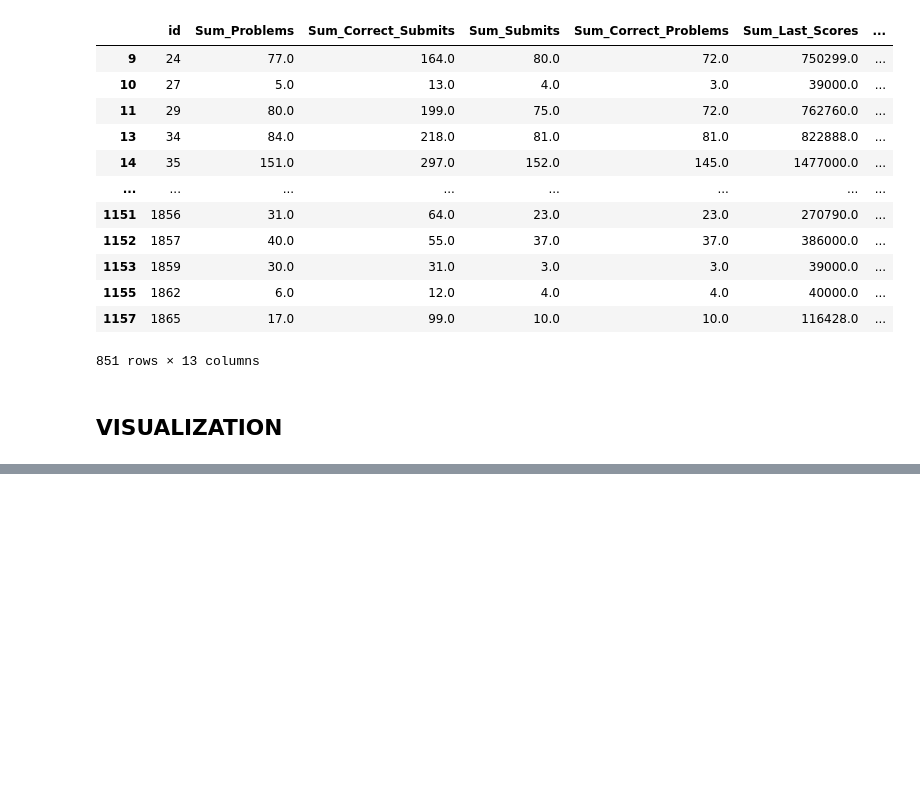
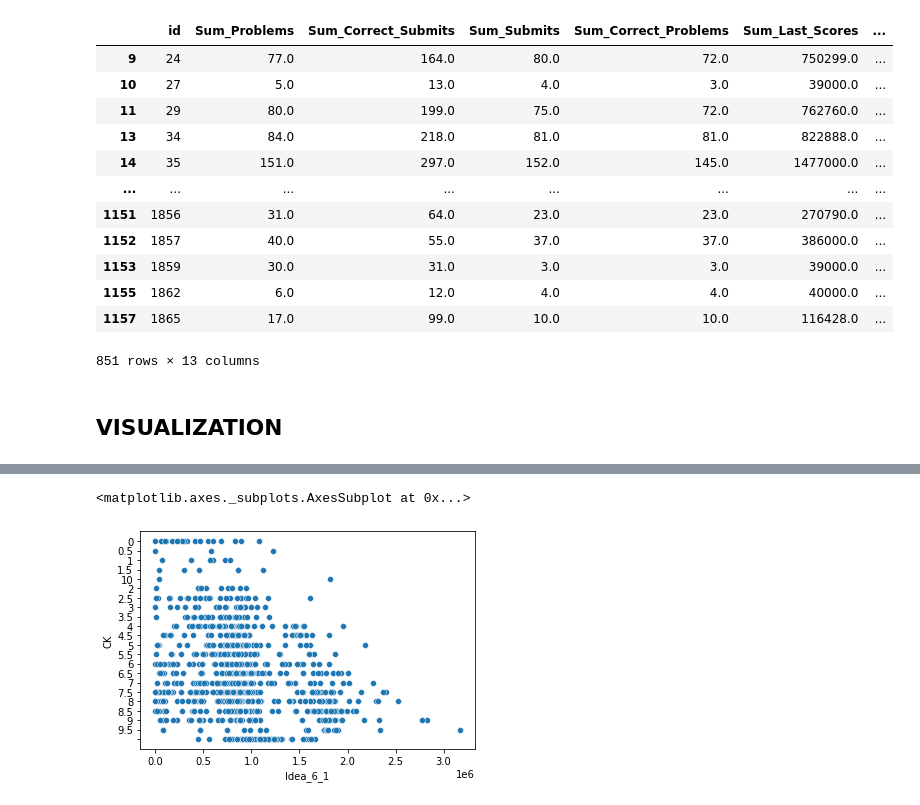
Before and after one commit to PhanTung-06/CS114.L21, a Jupyter notebook: ProcessDataWecode/Dead24_05.ipynb, the cells around one changed output, grey strips where cells are left out. Cells and saved outputs as stored; diff of their text form; code cells hidden in the pictures; blank space fills up the shorter version.

```diff
--- a/ProcessDataWecode/Dead24_05.ipynb
+++ b/ProcessDataWecode/Dead24_05.ipynb
@@ -153,0 +160,6 @@ Text(0.5, 1.0, 'Kde Plots')
+# %%
+# Idea 6_1
+sns.scatterplot(x="Idea_6_1", y="CK", data=data_plot)
+# %% [output]
+<matplotlib.axes._subplots.AxesSubplot at 0x...>
+[figure, added]
```
Also changed, not shown: parts of 6 cells of this notebook.
